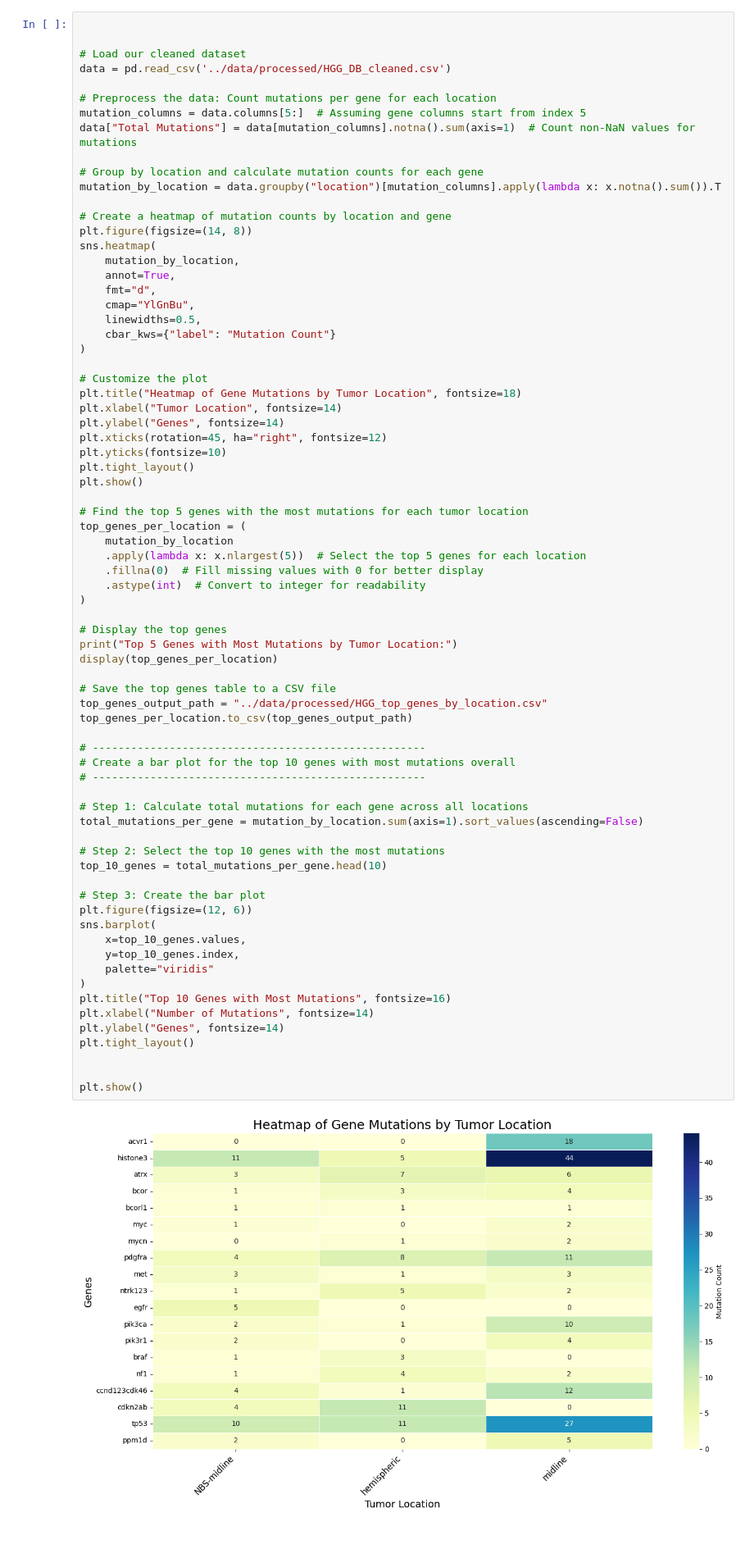
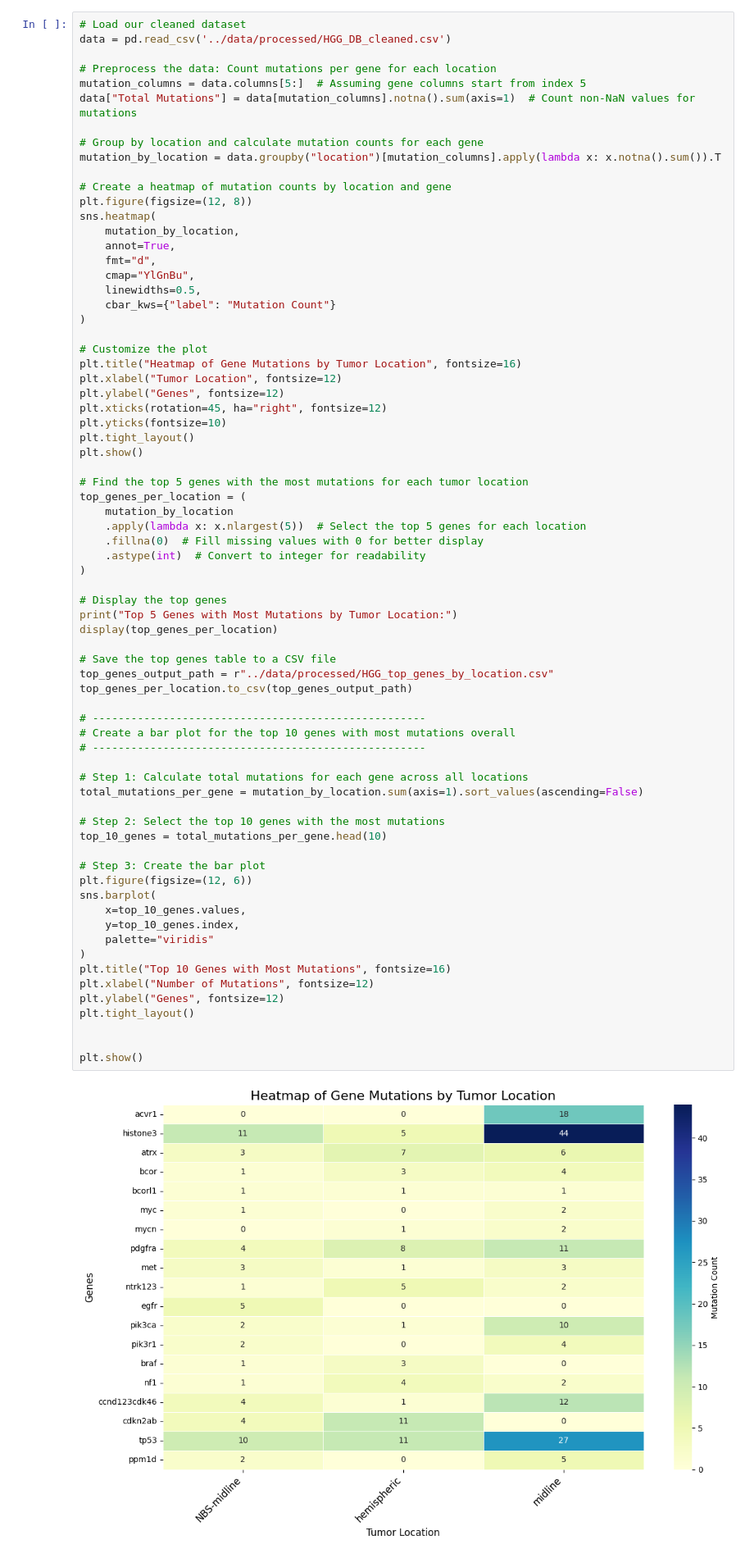
Before and after one commit to In-is/Final-Project-Inbal-and-Mor, a Jupyter notebook: notebooks/data_analysis.ipynb, the cells around one changed output. Shown at 82% size. Cells and saved outputs as stored; diff of their text form.

```diff
--- a/notebooks/data_analysis.ipynb
+++ b/notebooks/data_analysis.ipynb
@@ -44,8 +44,6 @@ Dataset loaded successfully. First 5 rows:
 
 [5 rows x 24 columns]
 # %%
-
-
 # Load our cleaned dataset
 data = pd.read_csv('../data/processed/HGG_DB_cleaned.csv')
 
@@ -57,7 +55,7 @@ data["Total Mutations"] = data[mutation_columns].notna().sum(axis=1)  # Count no
 mutation_by_location = data.groupby("location")[mutation_columns].apply(lambda x: x.notna().sum()).T
 
 # Create a heatmap of mutation counts by location and gene
-plt.figure(figsize=(14, 8))
+plt.figure(figsize=(12, 8))
 sns.heatmap(
     mutation_by_location,
     annot=True,
@@ -68,9 +66,9 @@ sns.heatmap(
 )
 
 # Customize the plot
-plt.title("Heatmap of Gene Mutations by Tumor Location", fontsize=18)
-plt.xlabel("Tumor Location", fontsize=14)
-plt.ylabel("Genes", fontsize=14)
+plt.title("Heatmap of Gene Mutations by Tumor Location", fontsize=16)
+plt.xlabel("Tumor Location", fontsize=12)
+plt.ylabel("Genes", fontsize=12)
 plt.xticks(rotation=45, ha="right", fontsize=12)
 plt.yticks(fontsize=10)
 plt.tight_layout()
@@ -87,37 +85,37 @@ top_genes_per_location = (
 # Display the top genes
 print("Top 5 Genes with Most Mutations by Tumor Location:")
 display(top_genes_per_location)
 
 # Save the top genes table to a CSV file
-top_genes_output_path = "../data/processed/HGG_top_genes_by_location.csv"
+top_genes_output_path = r"../data/processed/HGG_top_genes_by_location.csv"
 top_genes_per_location.to_csv(top_genes_output_path)
 
 # ----------------------------------------------------
 # Create a bar plot for the top 10 genes with most mutations overall
 # ----------------------------------------------------
 
 # Step 1: Calculate total mutations for each gene across all locations
 total_mutations_per_gene = mutation_by_location.sum(axis=1).sort_values(ascending=False)
 
 # Step 2: Select the top 10 genes with the most mutations
 top_10_genes = total_mutations_per_gene.head(10)
 
 # Step 3: Create the bar plot
 plt.figure(figsize=(12, 6))
 sns.barplot(
     x=top_10_genes.values,
     y=top_10_genes.index,
     palette="viridis"
 )
 plt.title("Top 10 Genes with Most Mutations", fontsize=16)
-plt.xlabel("Number of Mutations", fontsize=14)
-plt.ylabel("Genes", fontsize=14)
+plt.xlabel("Number of Mutations", fontsize=12)
+plt.ylabel("Genes", fontsize=12)
 plt.tight_layout()
 
 
 plt.show()
 # %% [output]
-[figure, old version]
+[figure, new version]
 Top 5 Genes with Most Mutations by Tumor Location:
 | location | NBS-midline | hemispheric | midline |
 | acvr1 | 0 | 0 | 18 |
```
Also changed, not shown: parts of 15 cells of this notebook, 17 other files.
